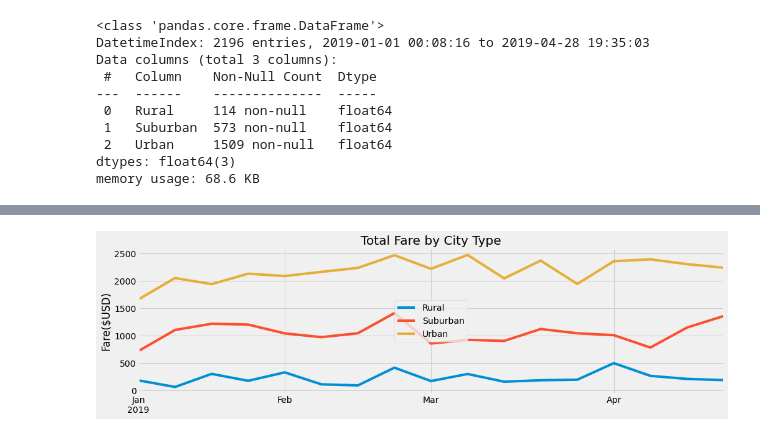
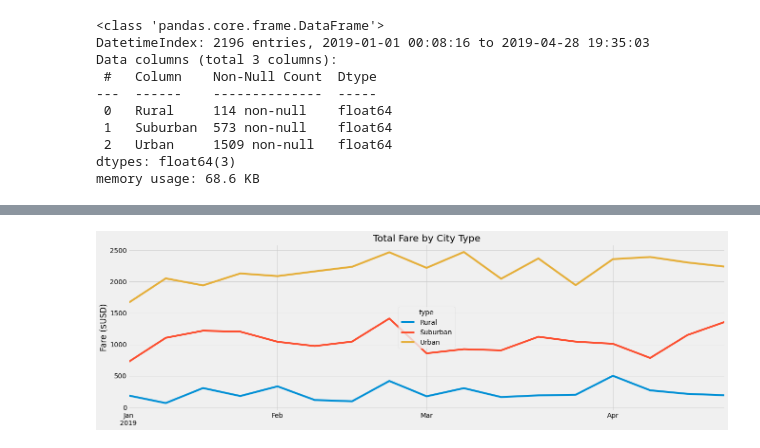
Before and after one commit to rachelc313/PyBer_Analysis, a Jupyter notebook: PyBer_Challenge.ipynb, the cells around one changed output, grey strips where cells are left out. Drawn from its saved outputs; the diff is of its cells as text; code cells hidden in the pictures.

Commit message:
Updated script for line graph to object-oriented interface and saved the figure

```diff
--- a/PyBer_Challenge.ipynb
+++ b/PyBer_Challenge.ipynb
@@ -268,27 +261,25 @@ sum_fares_by_week_df
 # %%
 # 8. Using the object-oriented interface method, plot the resample DataFrame using the df.plot() function.
 
 # Import the style from Matplotlib.
 from matplotlib import style
 # Use the graph style fivethirtyeight.
 style.use('fivethirtyeight')
 
-# Create plot
-sum_fares_by_week_df.plot(figsize=(15, 4))
+# Create plot and figure size
+sum_fares_by_week_graph = sum_fares_by_week_df.plot(figsize = (20,6))
 
-# Add title
-plt.title("Total Fare by City Type")
+# Set title
+sum_fares_by_week_graph.set_title('Total Fare by City Type')
 
-# Label y-axis
-plt.ylabel("Fare($USD)")
+# Remove x label
+sum_fares_by_week_graph.set_xlabel(None)
 
-# Remove label from x-axis
-plt.xlabel(None)
+# Set y label
+sum_fares_by_week_graph.set_ylabel('Fare ($USD)')
 
-# Center the legend
-plt.legend(loc='center')
+# Sav
 
-# Display plt
 plt.show()
 # %% [output]
-[figure, old version]
+[figure, new version]
```
Also changed, not shown: parts of 1 cell of this notebook, 1 other file.
